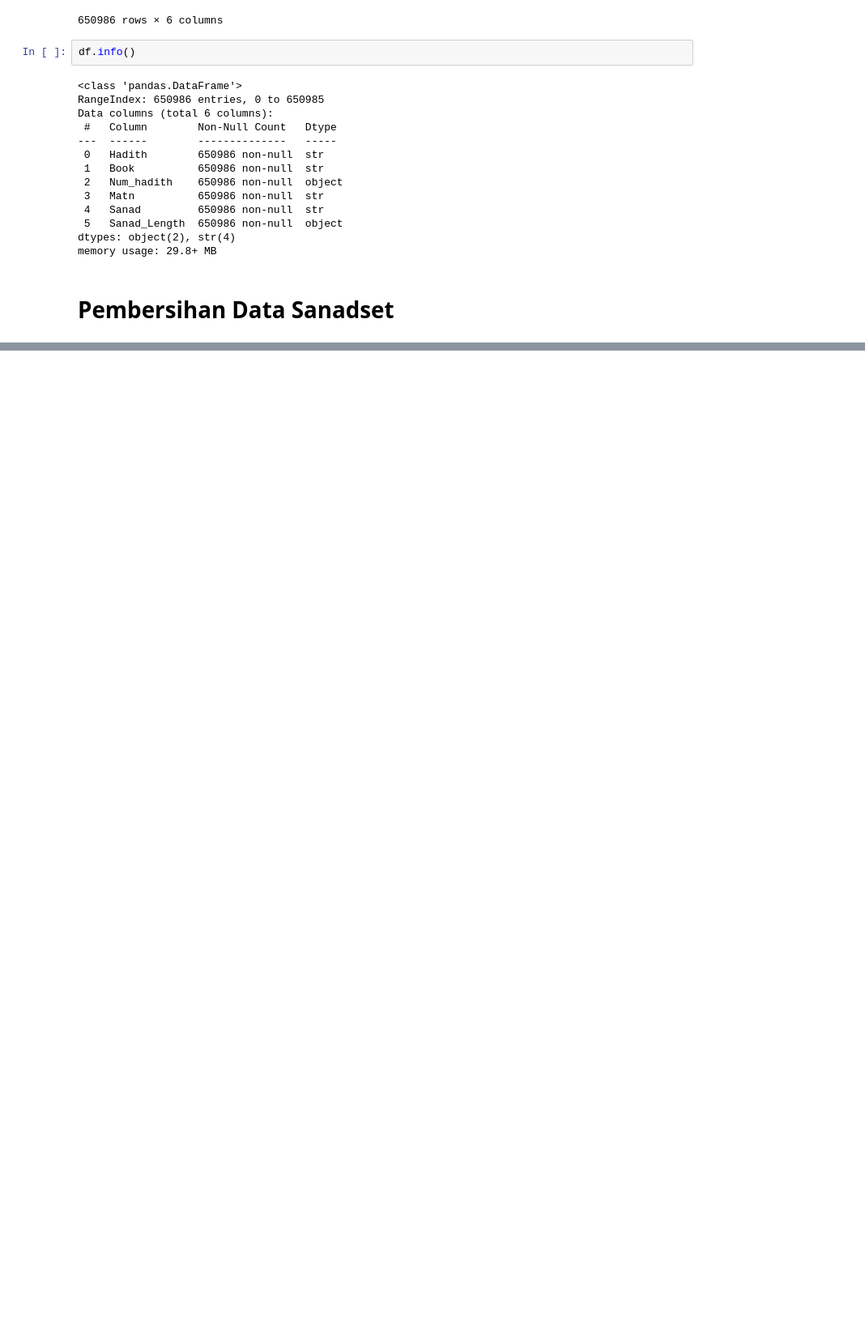
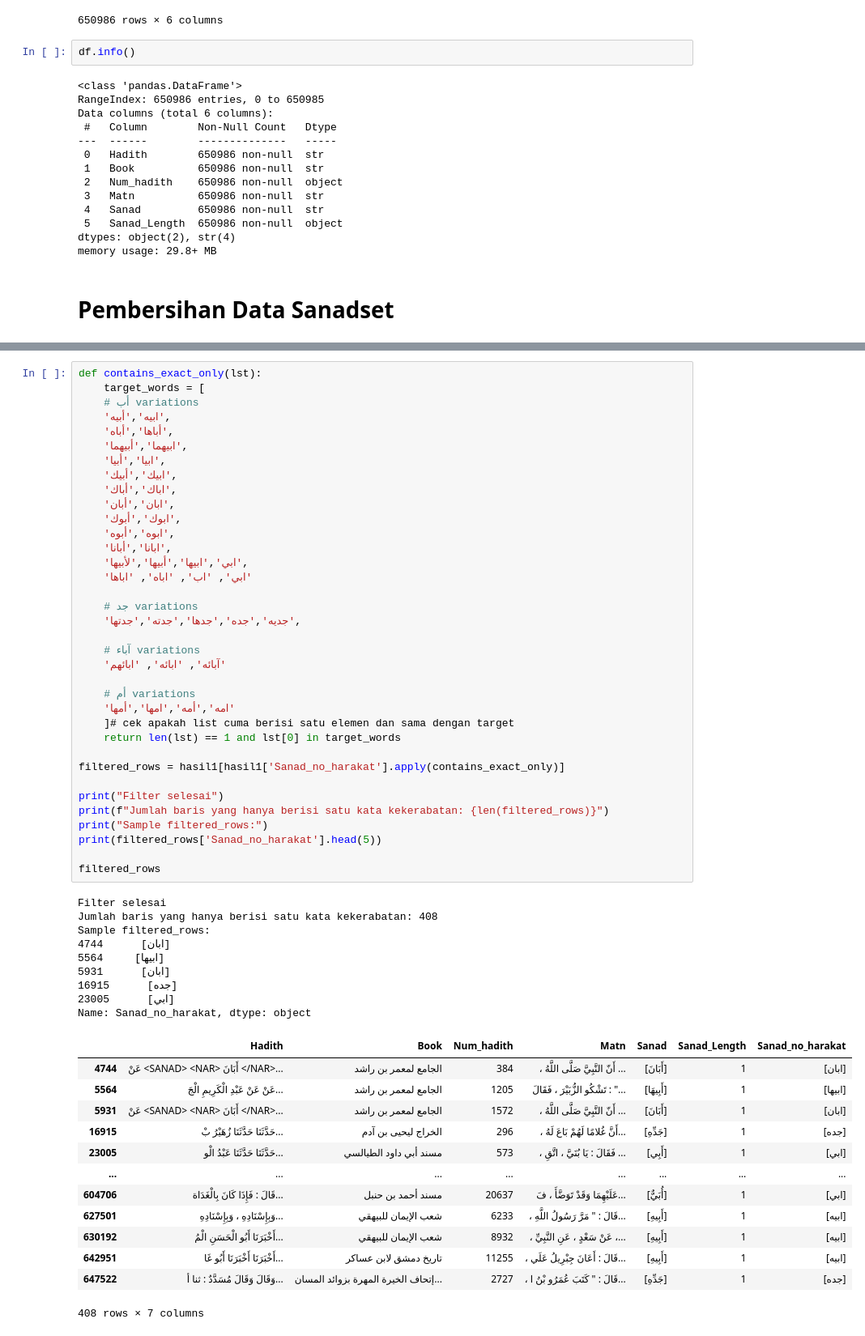
Before and after one commit to Nazrililham090805/sanad-hadith, a Jupyter notebook: src/preprocessing.ipynb, the cells around one changed output, grey strips where cells are left out. Shown at 81% size. Cells and saved outputs as stored; diff of their text form; blank space fills up the shorter version.

```diff
--- a/src/preprocessing.ipynb
+++ b/src/preprocessing.ipynb
@@ -96,0 +492,59 @@ print(df.info())
+# %%
+def contains_exact_only(lst):
+    target_words = [
+    # أب variations
+    'ابيه','أبيه',
+    'أباها','أباه',
+    'ابيهما','أبيهما',
+    'ابيا','أبيا',
+    'ابيك','أبيك',
+    'اباك','أباك',
+    'ابان','أبان',
+    'ابوك','أبوك',
+    'ابوه','أبوه',
+    'ابانا','أبانا',
+    'ابي','ابيها','أبيها','لأبيها',
+    'ابي', 'اب', 'اباه', 'اباها'
+
+    # جد variations
+    'جديه','جده','جدها','جدته','جدتها',
+
+    # آباء variations
+    'آبائه', 'ابائه', 'ابائهم'
+
+    # أم variations
+    'امه','أمه','امها','أمها'
+    ]# cek apakah list cuma berisi satu elemen dan sama dengan target
+    return len(lst) == 1 and lst[0] in target_words
+
+filtered_rows = hasil1[hasil1['Sanad_no_harakat'].apply(contains_exact_only)]
+
+print("Filter selesai")
+print(f"Jumlah baris yang hanya berisi satu kata kekerabatan: {len(filtered_rows)}")
+print("Sample filtered_rows:")
+print(filtered_rows['Sanad_no_harakat'].head(5))
+
+filtered_rows
+# %% [output]
+Filter selesai
+Jumlah baris yang hanya berisi satu kata kekerabatan: 408
+Sample filtered_rows:
+4744      [ابان]
+5564     [ابيها]
+5931      [ابان]
+16915      [جده]
+23005      [ابي]
+Name: Sanad_no_harakat, dtype: object
+|  | Hadith | Book | Num_hadith | Matn | Sanad | Sanad_Length | Sanad_no_harakat |
+| 4744 | عَنْ <SANAD> <NAR> أَبَانَ </NAR>... | الجامع لمعمر بن راشد | 384 | ، أَنّ النَّبِيَّ صَلَّى اللَّهُ ... | [أَبَانَ] | 1 | [ابان] |
+| 5564 | عَنْ عَنْ عَبْدِ الْكَرِيمِ الْجَ... | الجامع لمعمر بن راشد | 1205 | تَشْكُو الزُّبَيْرَ ، فَقَالَ : "... | [أَبِيهَا] | 1 | [ابيها] |
+| 5931 | عَنْ <SANAD> <NAR> أَبَانَ </NAR>... | الجامع لمعمر بن راشد | 1572 | ، أَنّ النَّبِيَّ صَلَّى اللَّهُ ... | [أَبَانَ] | 1 | [ابان] |
+| 16915 | حَدَّثَنَا حَدَّثَنَا زُهَيْرُ بْ... | الخراج ليحيى بن آدم | 296 | ، أَنَّ غُلامًا لَهُمْ بَاعَ لَهُ... | [جَدِّهِ] | 1 | [جده] |
+| 23005 | حَدَّثَنَا حَدَّثَنَا عَبْدُ الْو... | مسند أبي داود الطيالسي | 573 | ، فَقَالَ : يَا بُنَيَّ ، اتَّقِ ... | [أَبِي] | 1 | [ابي] |
+| ... | ... | ... | ... | ... | ... | ... | ... |
+| 604706 | قَالَ : فَإِذَا كَانَ بِالْغَدَاة... | مسند أحمد بن حنبل | 20637 | عَلَيْهِمَا وَقَدْ تَوَضَّأَ ، فَ... | [أُبَيٌّ] | 1 | [ابي] |
+| 627501 | وَبِإِسْنَادِهِ ، وَبِإِسْنَادِهِ... | شعب الإيمان للبيهقي | 6233 | ، قَالَ : " مَرَّ رَسُولُ اللَّهِ... | [أَبِيهِ] | 1 | [ابيه] |
+| 630192 | أَخْبَرَنَا أَبُو الْحَسَنِ الْمُ... | شعب الإيمان للبيهقي | 8932 | ، عَنْ سَعْدٍ ، عَنِ النَّبِيِّ ،... | [أَبِيهِ] | 1 | [ابيه] |
+| 642951 | أَخْبَرَنَا أَخْبَرَنَا أَبُو غَا... | تاريخ دمشق لابن عساكر | 11255 | ، قَالَ : أَعَانَ جِبْرِيلُ عَلَي... | [أَبِيهِ] | 1 | [ابيه] |
+| 647522 | وَقَالَ وَقَالَ مُسَدَّدٌ : ثنا أ... | إتحاف الخيرة المهرة بزوائد المسان... | 2727 | ، قَالَ : " كَتَبَ عُمَرُو بْنُ ا... | [جَدِّهِ] | 1 | [جده] |
+408 rows × 7 columns
```
Also changed, not shown: parts of 27 cells of this notebook, 1 other file.
